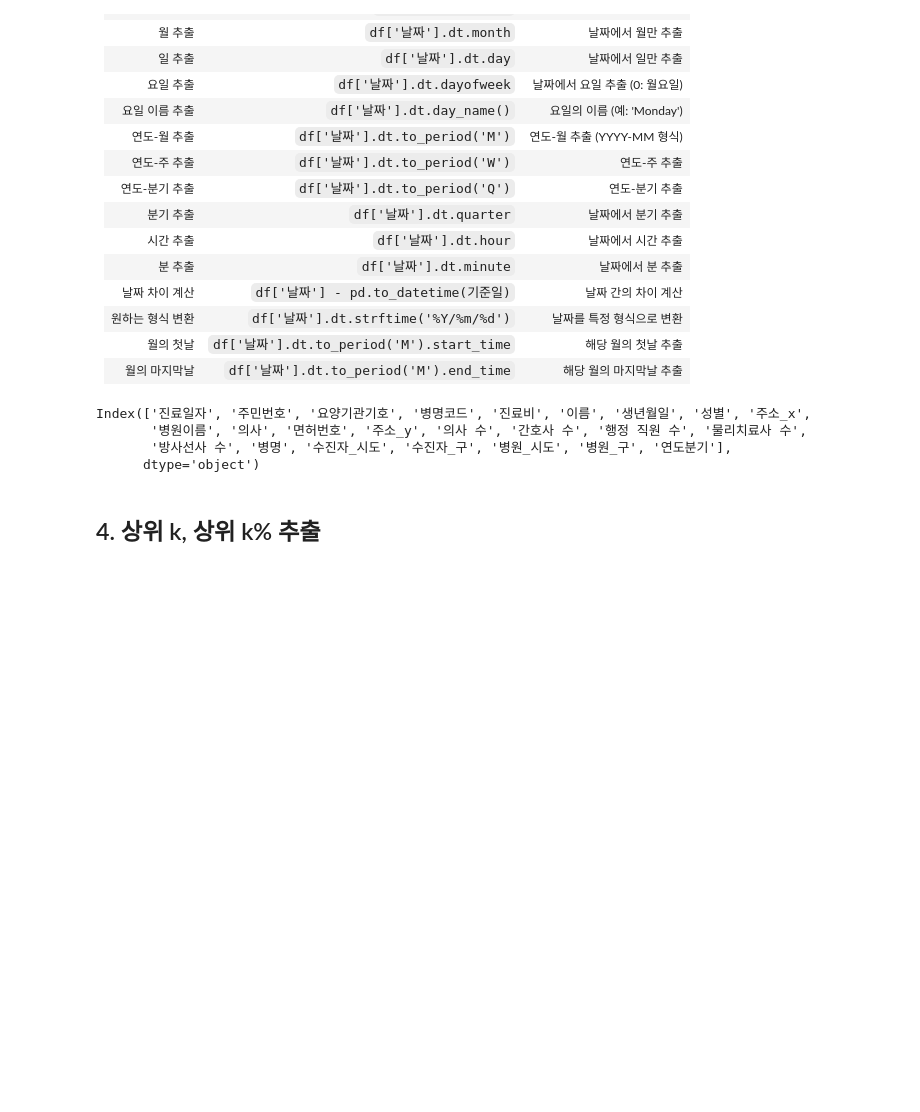
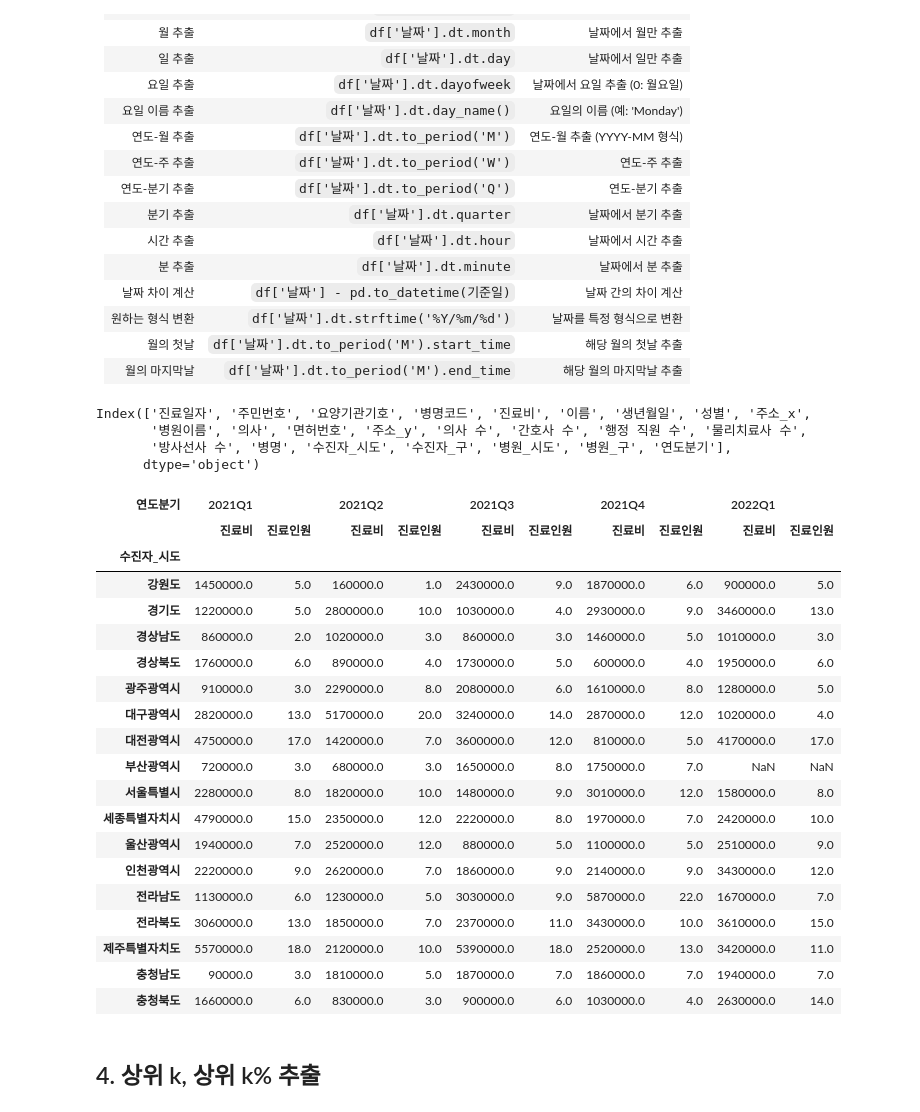
Before and after one commit to pookopook/bibi-big, a Jupyter notebook: 학습자료/day12 스터디 240924/excel_python.ipynb, the cells around one changed output. Drawn from its saved outputs; the diff is of its cells as text; code cells hidden in the pictures; blank space fills up the shorter version.

```diff
--- a/학습자료/day12 스터디 240924/excel_python.ipynb
+++ b/학습자료/day12 스터디 240924/excel_python.ipynb
@@ -235,40 +482,62 @@ df_exm.info()  # 0   진료일자     3000 non-null   datetime64[ns]    object
 # %%
 # 연도/분기 구분 컬럼을 넣어줍니다.
 df_exm['연도분기'] = df_exm['진료일자'].dt.to_period('Q')
-# %%
-df_exm.columns
-# %% [output]
-Index(['진료일자', '주민번호', '요양기관기호', '병명코드', '진료비', '이름', '생년월일', '성별', '주소_x',
-       '병원이름', '의사', '면허번호', '주소_y', '의사 수', '간호사 수', '행정 직원 수', '물리치료사 수',
-       '방사선사 수', '병명', '수진자_시도', '수진자_구', '병원_시도', '병원_구', '연도분기'],
-      dtype='object')
+# %%
+df_exm.columns  ## 맨 끝에 '연도분기' 컬럼이 생성된 것을 확인.
+# %% [output]
+Index(['진료일자', '주민번호', '요양기관기호', '병명코드', '진료비', '이름', '생년월일', '성별', '주소_x',
+       '병원이름', '의사', '면허번호', '주소_y', '의사 수', '간호사 수', '행정 직원 수', '물리치료사 수',
+       '방사선사 수', '병명', '수진자_시도', '수진자_구', '병원_시도', '병원_구', '연도분기'],
+      dtype='object')
 # %%
 df_group = df_exm[['연도분기','주민번호','진료비','수진자_시도', '진료일자']]
 
 # 필터링
-# 날짜
+# 날짜 (21.1분기~22.1분기)
 con1 = '2021-01-01'
 con2 = '2022-03-31'
 #((df_group['진료일자'] >= con1) & (df_group['진료일자'] <= con2)).sum() # 1345행
-df_group = df_group[(df_group['진료일자'] >= con1) & (df_group['진료일자'] <= con2)]
+df_group = df_group[(df_group['진료일자'] >= con1) &
+                    (df_group['진료일자'] <= con2)]
 df_group = df_group.groupby(['연도분기','수진자_시도']).agg({
     '주민번호':'count',
     '진료비':'sum'
 })
 
 df_group = df_group.reset_index()
 df_group = df_group.pivot_table(columns='연도분기', index='수진자_시도',values=['주민번호','진료비'])
 
 # MultiIndex 레벨 교환 (레벨 0과 레벨 1을 교환)
 df_group.columns = df_group.columns.swaplevel(0, 1)
 
 # 첫 번째 레벨(연도/분기)을 기준으로 컬럼 정렬
 df_group = df_group.sort_index(axis=1, level=0)
 # 두 번째 레벨(진료비, 주민번호)의 순서 조정 (진료비가 먼저 오도록)
 df_group = df_group.reindex(columns=['진료비', '주민번호'], level=1)
 # 컬럼명 변경
 df_group.rename(columns={'주민번호': '진료인원'}, inplace=True)
 df_group
+# %% [output]
+| 연도분기 | 2021Q1 |  | 2021Q2 |  | 2021Q3 |  | 2021Q4 |  | 2022Q1 |  |
+|  | 진료비 | 진료인원 | 진료비 | 진료인원 | 진료비 | 진료인원 | 진료비 | 진료인원 | 진료비 | 진료인원 |
+| 수진자_시도 |  |  |  |  |  |  |  |  |  |  |
+| 강원도 | 1450000.0 | 5.0 | 160000.0 | 1.0 | 2430000.0 | 9.0 | 1870000.0 | 6.0 | 900000.0 | 5.0 |
+| 경기도 | 1220000.0 | 5.0 | 2800000.0 | 10.0 | 1030000.0 | 4.0 | 2930000.0 | 9.0 | 3460000.0 | 13.0 |
+| 경상남도 | 860000.0 | 2.0 | 1020000.0 | 3.0 | 860000.0 | 3.0 | 1460000.0 | 5.0 | 1010000.0 | 3.0 |
+| 경상북도 | 1760000.0 | 6.0 | 890000.0 | 4.0 | 1730000.0 | 5.0 | 600000.0 | 4.0 | 1950000.0 | 6.0 |
+| 광주광역시 | 910000.0 | 3.0 | 2290000.0 | 8.0 | 2080000.0 | 6.0 | 1610000.0 | 8.0 | 1280000.0 | 5.0 |
+| 대구광역시 | 2820000.0 | 13.0 | 5170000.0 | 20.0 | 3240000.0 | 14.0 | 2870000.0 | 12.0 | 1020000.0 | 4.0 |
+| 대전광역시 | 4750000.0 | 17.0 | 1420000.0 | 7.0 | 3600000.0 | 12.0 | 810000.0 | 5.0 | 4170000.0 | 17.0 |
+| 부산광역시 | 720000.0 | 3.0 | 680000.0 | 3.0 | 1650000.0 | 8.0 | 1750000.0 | 7.0 | NaN | NaN |
+| 서울특별시 | 2280000.0 | 8.0 | 1820000.0 | 10.0 | 1480000.0 | 9.0 | 3010000.0 | 12.0 | 1580000.0 | 8.0 |
+| 세종특별자치시 | 4790000.0 | 15.0 | 2350000.0 | 12.0 | 2220000.0 | 8.0 | 1970000.0 | 7.0 | 2420000.0 | 10.0 |
+| 울산광역시 | 1940000.0 | 7.0 | 2520000.0 | 12.0 | 880000.0 | 5.0 | 1100000.0 | 5.0 | 2510000.0 | 9.0 |
+| 인천광역시 | 2220000.0 | 9.0 | 2620000.0 | 7.0 | 1860000.0 | 9.0 | 2140000.0 | 9.0 | 3430000.0 | 12.0 |
+| 전라남도 | 1130000.0 | 6.0 | 1230000.0 | 5.0 | 3030000.0 | 9.0 | 5870000.0 | 22.0 | 1670000.0 | 7.0 |
+| 전라북도 | 3060000.0 | 13.0 | 1850000.0 | 7.0 | 2370000.0 | 11.0 | 3430000.0 | 10.0 | 3610000.0 | 15.0 |
+| 제주특별자치도 | 5570000.0 | 18.0 | 2120000.0 | 10.0 | 5390000.0 | 18.0 | 2520000.0 | 13.0 | 3420000.0 | 11.0 |
+| 충청남도 | 90000.0 | 3.0 | 1810000.0 | 5.0 | 1870000.0 | 7.0 | 1860000.0 | 7.0 | 1940000.0 | 7.0 |
+| 충청북도 | 1660000.0 | 6.0 | 830000.0 | 3.0 | 900000.0 | 6.0 | 1030000.0 | 4.0 | 2630000.0 | 14.0 |
 # %% [markdown]
 ## 4. 상위 k, 상위 k% 추출
 # %% [markdown]
```
Also changed, not shown: parts of 27 cells of this notebook, 12 other files.
